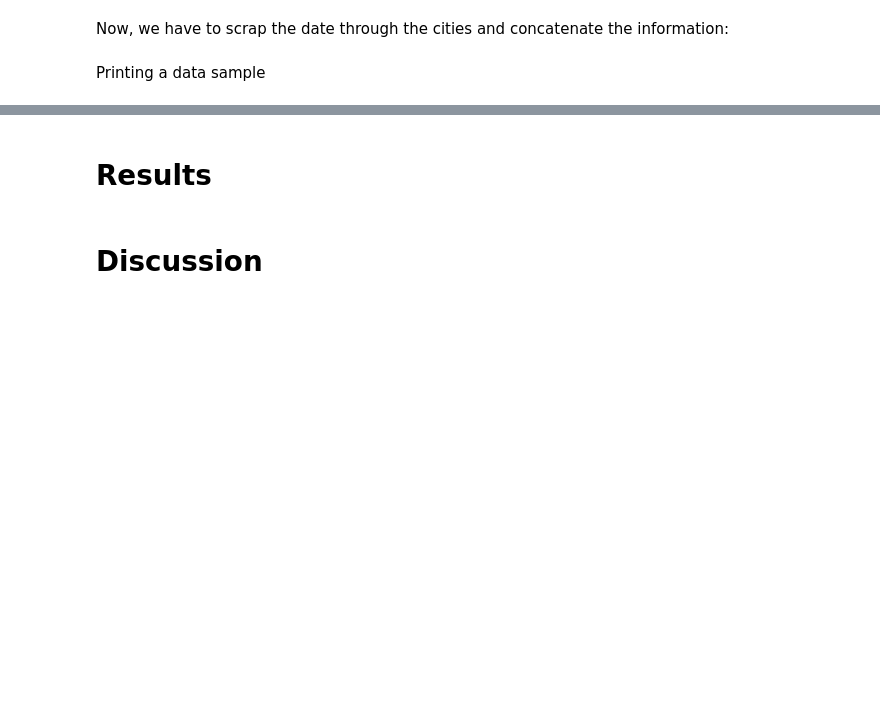
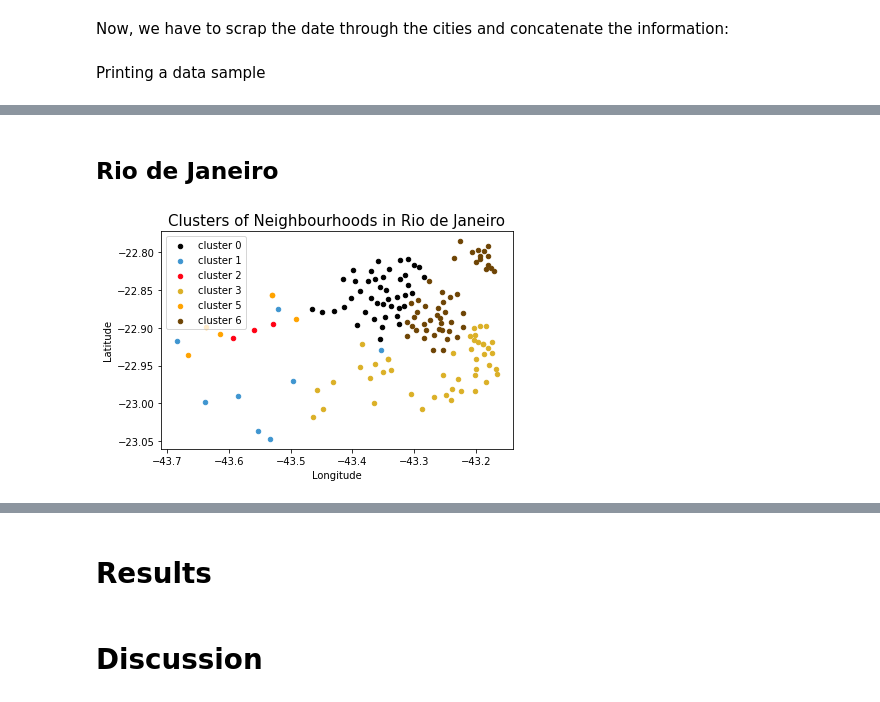
Before and after one commit to emdemor/Coursera_Capstone, a Jupyter notebook: coursera_capstone_Week_5.ipynb, the cells around one changed output, grey strips where cells are left out. Drawn from its saved outputs; the diff is of its cells as text; code cells hidden in the pictures; blank space fills up the shorter version.

```diff
--- a/coursera_capstone_Week_5.ipynb
+++ b/coursera_capstone_Week_5.ipynb
@@ -142,0 +546,3 @@ df.to_csv(
+# %%
+teste = MergeCategoriesTransformer(venues = df_venues,max_distance=5000)
+teste.fit_transform(df)
@@ -142,0 +790,23 @@ df.to_csv(
+# %% [markdown]
+## Rio de Janeiro
+# %%
+city = cities['rj']
+
+conditions = df_cluster['city'] == city['name']
+conditions &= (df_cluster['latitude'] > city['lat_min']) & (df_cluster['latitude'] < city['lat_max'])
+conditions &= (df_cluster['longitude'] > city['long_min']) & (df_cluster['longitude'] < city['long_max'])
+df_cat = df_cluster[conditions]
+
+for lab in  np.sort(df_cat['labels'].unique()):
+    df_plot = df_cat[df_cat['labels']==lab]
+    plt.scatter(df_plot['longitude'],df_plot['latitude'],c=colors_list[lab],s=20,label='cluster '+str(lab))
+
+plt.legend()
+plt.xlabel('Longitude')
+plt.ylabel('Latitude')
+plt.title('Clusters of Neighbourhoods in '+city['name'], fontsize=15)
+plt.tight_layout()
+plt.savefig('clusters_of_neighbourhood-rj.png')
+plt.show()
+# %% [output]
+[figure, added]
```
Also changed, not shown: parts of 63 cells of this notebook, 25 other files.
